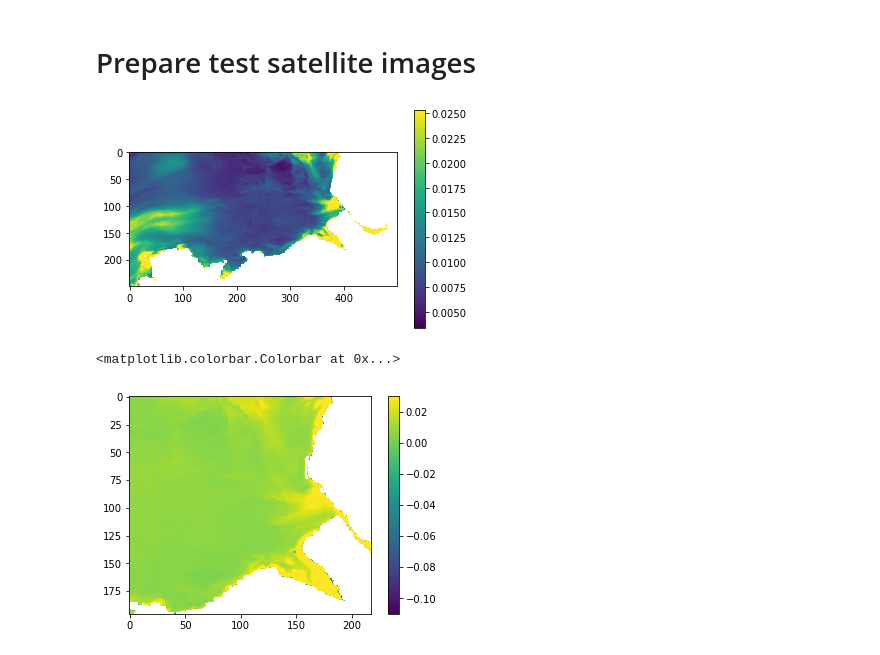
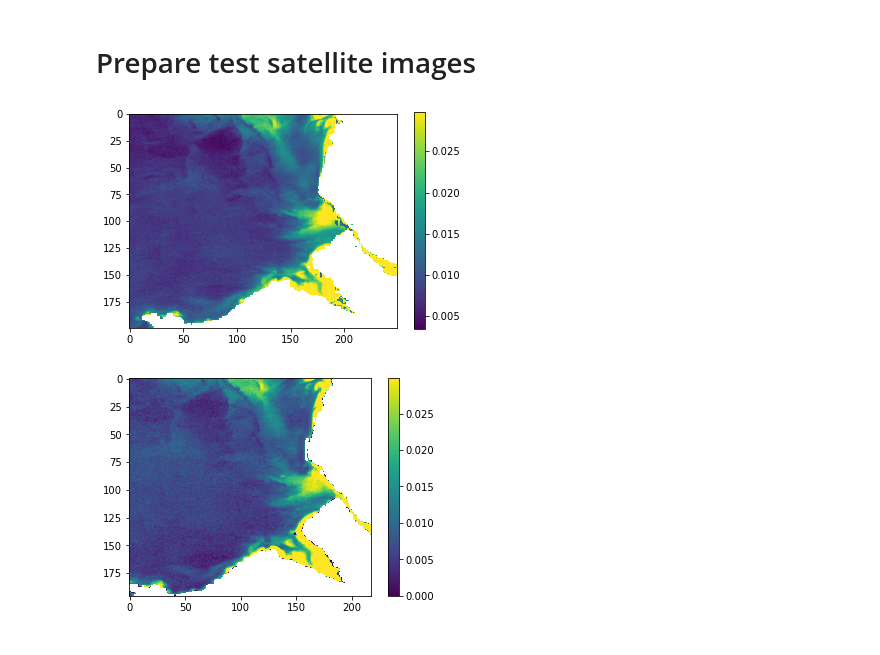
Before and after one commit to jobel-openscience/FUME, a Jupyter notebook: prep_test_images.ipynb, the cells around one changed output. Drawn from its saved outputs; the diff is of its cells as text; code cells hidden in the pictures.

Commit message:
reduce image size
use pathlib to get home

```diff
--- a/prep_test_images.ipynb
+++ b/prep_test_images.ipynb
@@ -6,32 +7,37 @@ import matplotlib.pyplot as plt
 # %%
 # prepare test dataset
-ds = xr.open_dataset('data/S3A_OL_1_EFR____20200506T104005_20200506T104305_20200507T143731_0179_058_051_1980_LN1_O_NT_002.SEN3.nc')
+polymer = xr.open_dataset(
+    Path.home() /
+    Path('Documents/temp/ForelUle/polymer/S3A_OL_1_EFR____20200506T104005_20200506T104305_20200507T143731_0179_058_051_1980_LN1_O_NT_002.SEN3.nc')
+)
 
 # Restrict to Liverpool Bay
-ds = ds.isel(height=slice(3200,3450),width=slice(2200,2700))
+polymer = polymer.isel(height=slice(3200,3400),width=slice(2400,2650))
 
 # Swir bands not useful for water classification
-ds = ds.drop(['Rnir','Rgli','logchl','bbs','Rw865','Rw1020'])
+polymer = polymer.drop(['Rnir','Rgli','logchl','bbs','Rw865','Rw1020'])
 
-plt.imshow(ds['Rw560'],vmax=ds['Rw560'].quantile(0.95))
+plt.imshow(polymer['Rw560'],vmax=polymer['Rw560'].quantile(0.95))
 plt.colorbar()
 
 #Save to new netcdf file
-ds.to_netcdf('data/S3A_OL_20200506T104005_20200506T104305_20200507T143731_0179_058_051_1980_LN1_O_NT_002.polymer.LivBay.nc')
+polymer.to_netcdf('data/S3A_OL_20200506T104005_20200506T104305_20200507T143731_0179_058_051_1980_LN1_O_NT_002.polymer.LivBay.nc')
 # %% [output]
-[figure, old version]
+[figure, new version]
 # %%
+l2 = xr.open_dataset(
+    Path.home() /
+    Path('Documents/temp/ForelUle/subset_2_of_S3A_OL_2_WFR____20200506T104005_20200506T104305_20200507T211159_0179_058_051_1980_MAR_O_NT_002_resampled.nc')
+)
 
-l2 = xr.open_dataset(r'c:\Users\tams00\Documents\temp\ForelUle\subset_2_of_S3A_OL_2_WFR____20200506T104005_20200506T104305_20200507T211159_0179_058_051_1980_MAR_O_NT_002_resampled.nc')
 #remove unwanted variables
 for var in l2:
     if not var.endswith('reflectance') and not (var in ['latitude','longitude']):
         l2 = l2.drop(var)
 
-plt.imshow(l2['Oa06_reflectance'],vmax=l2['Oa06_reflectance'].quantile(0.95))
+plt.imshow(l2['Oa06_reflectance'],vmin=0,vmax=l2['Oa06_reflectance'].quantile(0.95))
 plt.colorbar()
 
 l2.to_netcdf('data/S3A_OL_2_WFR____20200506T104005_20200506T104305_20200507T211159_0179_058_051_1980_MAR_O_NT_002.LivBay.nc')
 # %% [output]
-<matplotlib.colorbar.Colorbar at 0x...>
-[figure, old version]
+[figure, new version]
```
Also changed, not shown: parts of 3 cells of this notebook.
